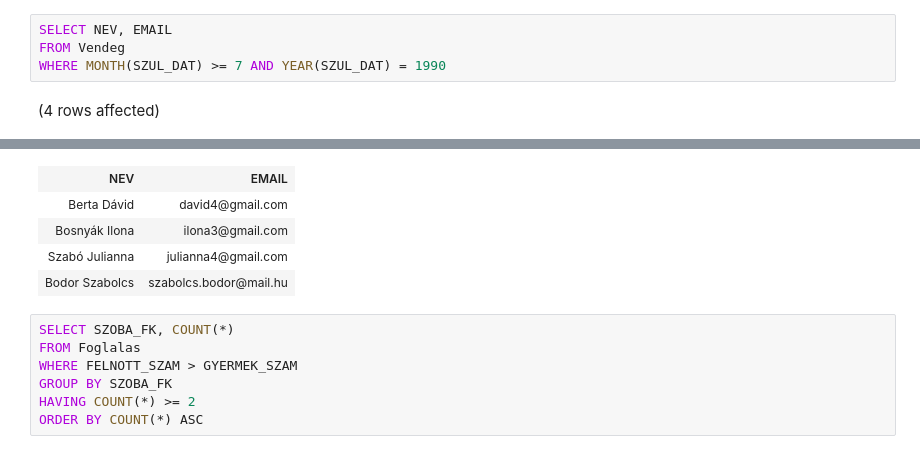
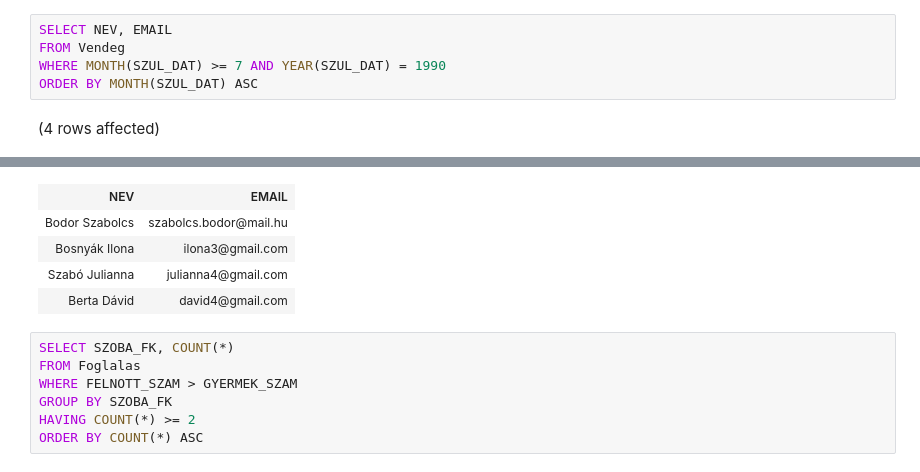
Before and after one commit to barnabasbaranyistud/zh1, a Jupyter notebook: zh1.ipynb, the cells around one changed output, grey strips where cells are left out. Cells and saved outputs as stored; diff of their text form.

```diff
--- a/zh1.ipynb
+++ b/zh1.ipynb
@@ -2,5 +2,6 @@
 SELECT NEV, EMAIL
 FROM Vendeg
 WHERE MONTH(SZUL_DAT) >= 7 AND YEAR(SZUL_DAT) = 1990
+ORDER BY MONTH(SZUL_DAT) ASC
 # %% [output]
 (4 rows affected)
@@ -8,8 +9,8 @@ Total execution time: 00:00:00.003
 | NEV | EMAIL |
-| Berta Dávid | david4@gmail.com |
+| Bodor Szabolcs | szabolcs.bodor@mail.hu |
 | Bosnyák Ilona | ilona3@gmail.com |
 | Szabó Julianna | julianna4@gmail.com |
-| Bodor Szabolcs | szabolcs.bodor@mail.hu |
+| Berta Dávid | david4@gmail.com |
 # %%
 SELECT SZOBA_FK, COUNT(*)
 FROM Foglalas
```
Also changed, not shown: parts of 1 cell of this notebook.
